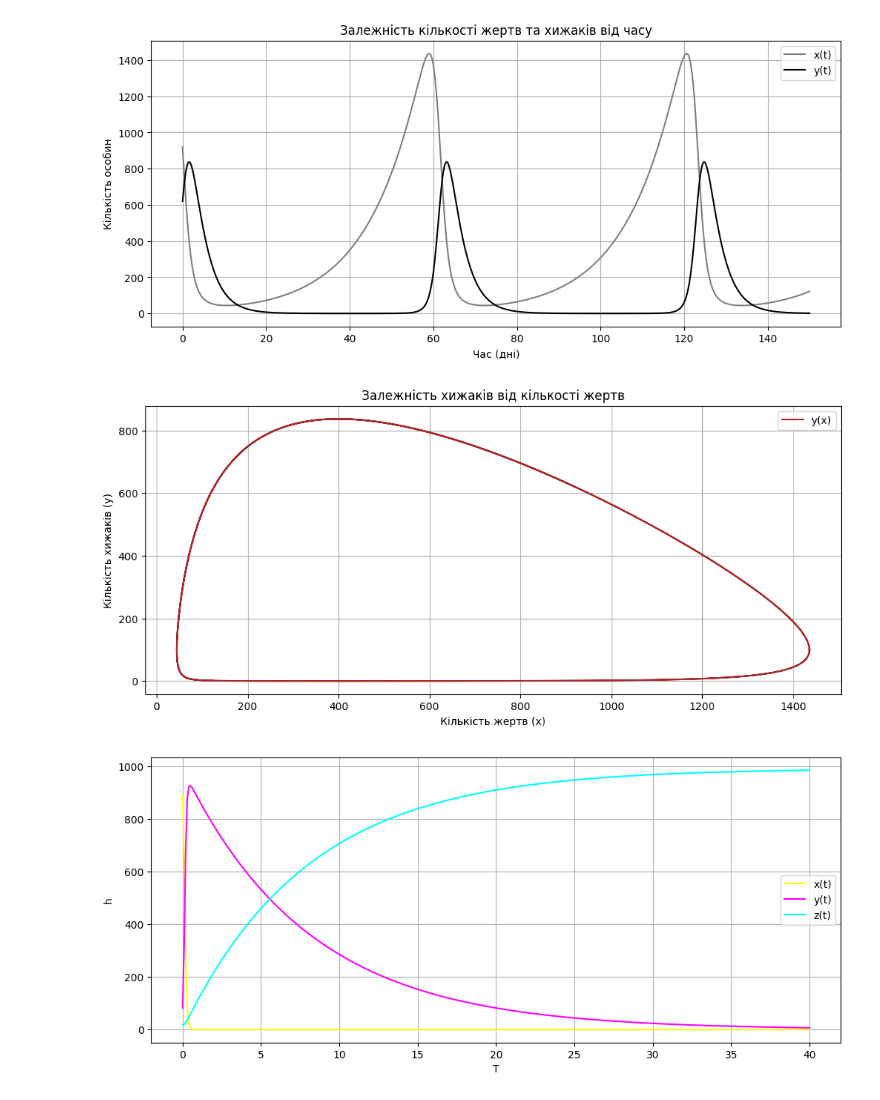
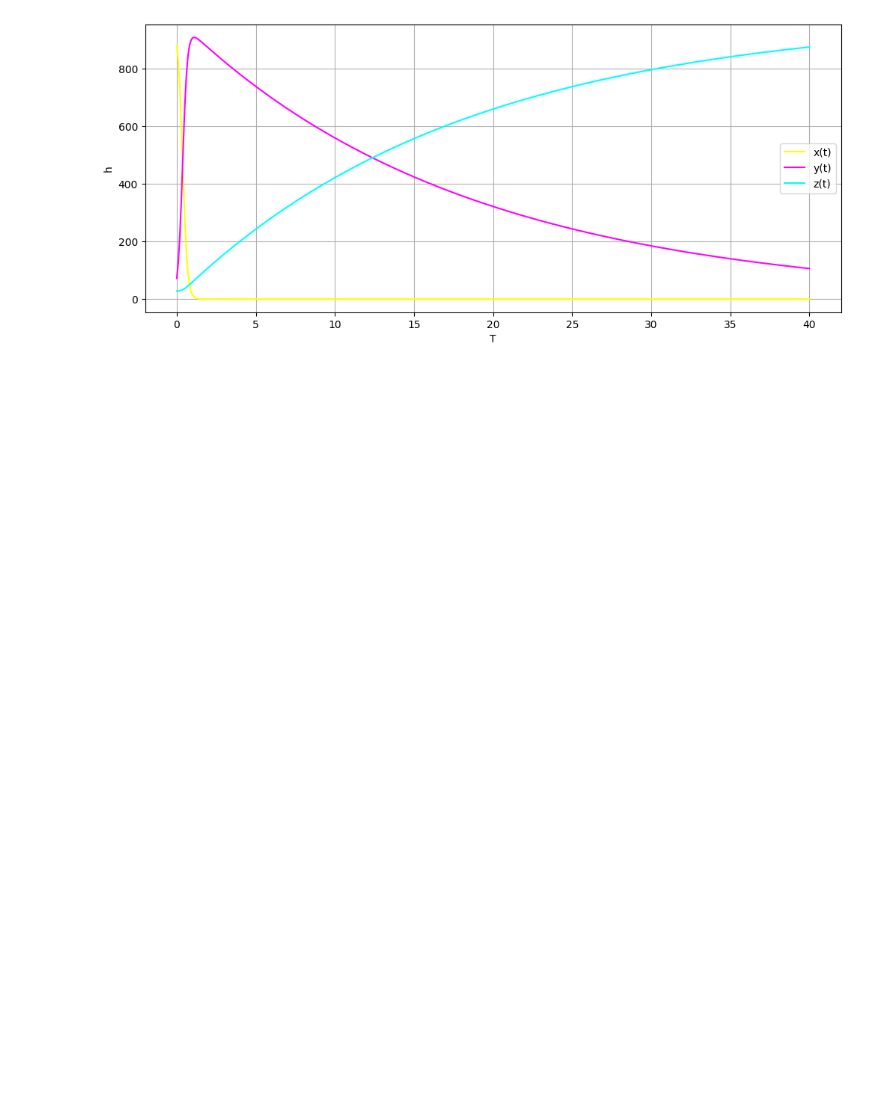
Before and after one commit to DonatoMoon/MPiCC, a Jupyter notebook: lab2.ipynb, the cells around one changed output. Drawn from its saved outputs; the diff is of its cells as text; code cells hidden in the pictures; blank space fills up the shorter version.

```diff
--- a/lab2.ipynb
+++ b/lab2.ipynb
@@ -1,9 +1,12 @@
+# %%
+import pandas as pd
+import numpy as np
+import matplotlib.pyplot as plt
+N = 18
 # %%
-import pandas as pd
-import numpy as np
-import matplotlib.pyplot as plt
 
-N = 8  # Ваш варіант
+
+
 
 def modeling_of_ecological_systems():
     a11 = 0.01*N
@@ -124,34 +127,32 @@ def Modeling_the_spread_of_an_epidemic():
 
             k3_x = xderivative(x+(h/2)*k2_x, y+(h/2)*k2_y, z+(h/2)*k2_z)
             k3_y = yderivative(x+(h/2)*k2_x, y+(h/2)*k2_y, z+(h/2)*k2_z)
             k3_z = zderivative(x+(h/2)*k2_x, y+(h/2)*k2_y, z+(h/2)*k2_z)
 
             k4_x = xderivative(x+h*k3_x, y+h*k3_y, z+h*k3_z)
             k4_y = yderivative(x+h*k3_x, y+h*k3_y, z+h*k3_z)
             k4_z = zderivative(x+h*k3_x, y+h*k3_y, z+h*k3_z)
 
             x_values[n+1] = x+h/6*(k1_x+2*k2_x+2*k3_x+k4_x)
             y_values[n+1] = y+h/6*(k1_y+2*k2_y+2*k3_y+k4_y)
             z_values[n+1] = z+h/6*(k1_z+2*k2_z+2*k3_z+k4_z)
 
         return t_values, x_values, y_values, z_values
 
     t_values, x_values, y_values, z_values = Runge_kutta(x0, y0, z0, step)
 
     plt.figure(figsize=(12, 5))
     plt.plot(t_values, x_values, label='x(t)', color='yellow')
     plt.plot(t_values, y_values, label='y(t)', color='magenta')
     plt.plot(t_values, z_values, label='z(t)', color='cyan')
     plt.xlabel('T')
     plt.ylabel('h')
     plt.legend()
     plt.grid()
     plt.show()
 
 
-modeling_of_ecological_systems()
+
 Modeling_the_spread_of_an_epidemic()
 # %% [output]
-[figure, old version]
+[figure, new version]
-[figure, removed]
-[figure, removed]
```
Also changed, not shown: parts of 1 cell of this notebook, 1 other file.
